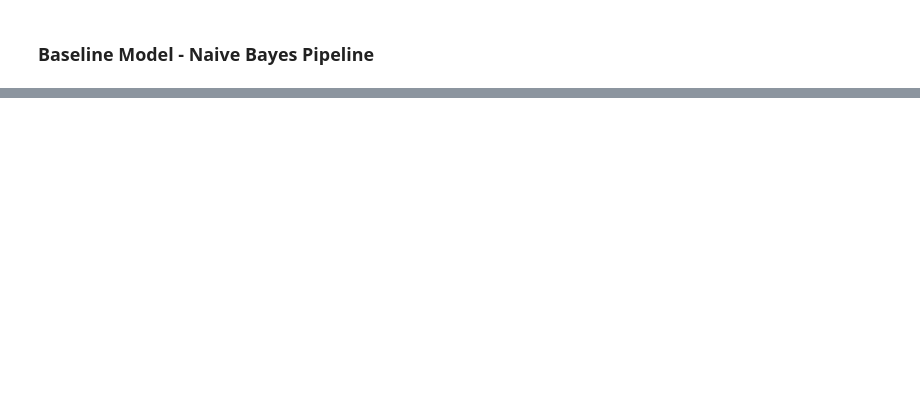
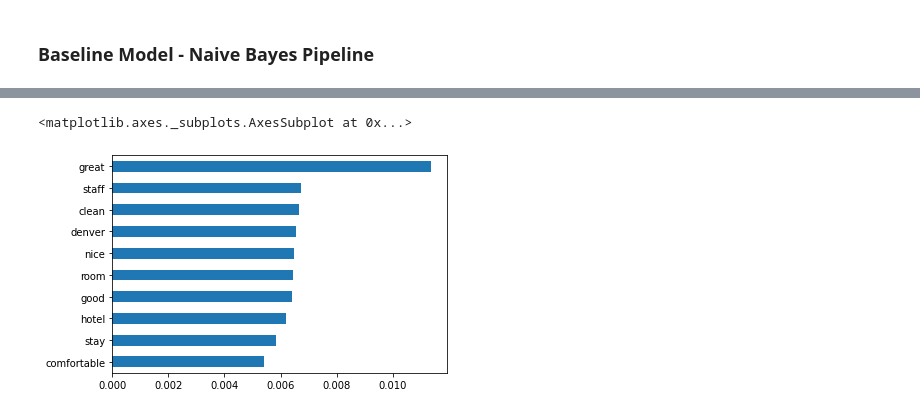
Before and after one commit to anna-dang/mod05-capstone-NLP, a Jupyter notebook: NLP_and_modeling.ipynb, the cells around one changed output, grey strips where cells are left out. Drawn from its saved outputs; the diff is of its cells as text; code cells hidden in the pictures; blank space fills up the shorter version.

```diff
--- a/NLP_and_modeling.ipynb
+++ b/NLP_and_modeling.ipynb
@@ -388,7 +446,7 @@ https://towardsdatascience.com/introduction-to-nlp-part-4-supervised-text-classi
 ### Baseline Model - Naive Bayes Pipeline
 # %%
 # build pipeline for vectorizers/NLP (text processor)
-count_vect = CountVectorizer()
+count_vect = CountVectorizer(decode_error= 'ignore', stop_words = stopword_list)
 tf_transform = TfidfTransformer(use_idf=True)
 
 text_pipe = Pipeline(steps=[
@@ -419,2 +537,12 @@ Pipeline(steps=[('text_pipe',
 # %%
-# fit_transform to X_train_pipe, fit to X_test_pipe, predict and score
+# fit_transform to X_train_pipe, transform to X_test_pipe, predict and score
+full_pipe.fit(X_train, y_train)
+y_hat_test = full_pipe.predict(X_test)
+# %%
+word_cols_2 = full_pipe.named_steps['text_pipe'].named_steps['count_vectorizer'].get_feature_names()
+# %%
+importances_2 = pd.Series(full_pipe.named_steps['clf'].feature_importances_, index = word_cols_2)
+importances_2.sort_values().tail(10).plot(kind='barh')
+# %% [output]
+<matplotlib.axes._subplots.AxesSubplot at 0x...>
+[figure, added]
```
Also changed, not shown: parts of 40 cells of this notebook.
